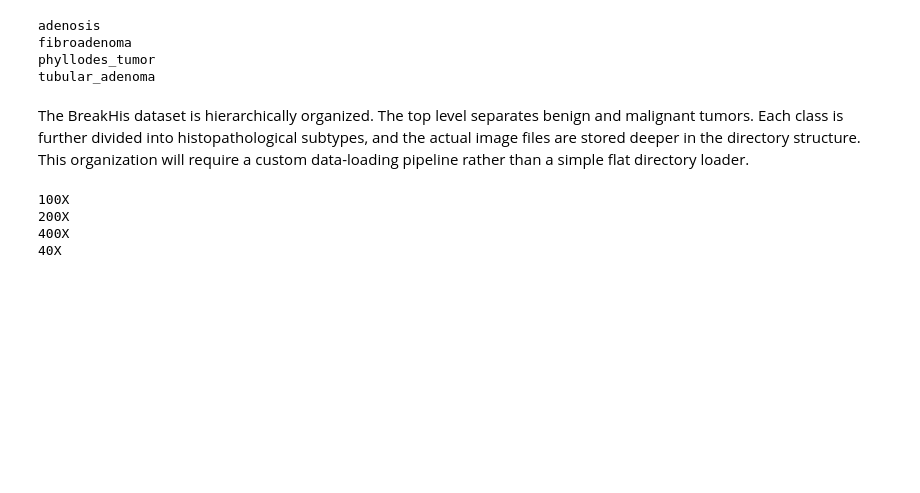
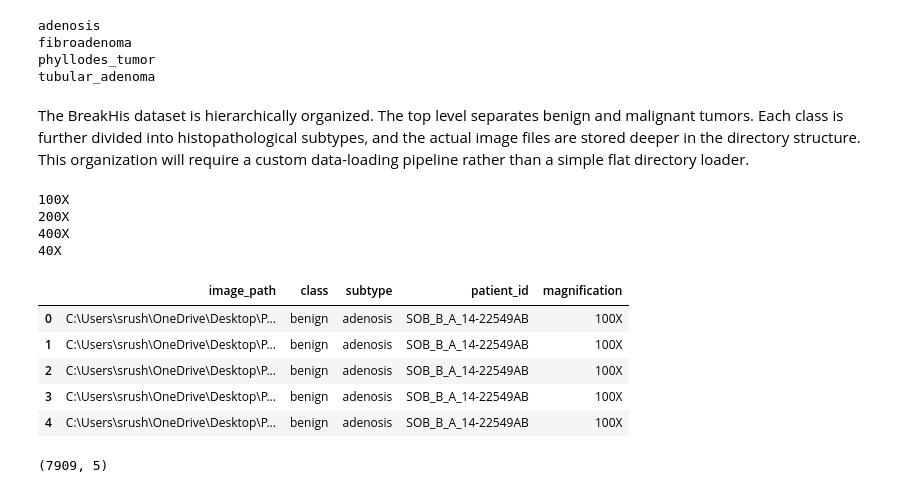
Before and after one commit to srushtichordia-hash/Breast-Cancer-Histopathology-Detection-Transfer-Learning-Explainable-AI-, a Jupyter notebook: notebooks/01_dataset_exploration.ipynb, the cells around one changed output. Saved outputs shown, nothing was run; the diff lists cells and outputs as text; code cells hidden in the pictures; blank space fills up the shorter version.

```diff
--- a/notebooks/01_dataset_exploration.ipynb
+++ b/notebooks/01_dataset_exploration.ipynb
@@ -178,14 +186,21 @@ for item in (DATASET_DIR / "benign" / "SOB" / "adenosis" / "SOB_B_A_14-22549AB")
 400X
 40X
 # %%
-def build_metadata(self):
-    rows = []
+from src.data.parser import BreakHisParser
 
-    for class_folder in self.dataset_path.iterdir():
+parser = BreakHisParser(DATASET_DIR)
 
-        if not class_folder.is_dir():
-            continue
+metadata = parser.build_metadata()
 
-        print(class_folder.name)
-
-    return pd.DataFrame(rows)
+metadata.head()
+# %% [output]
+|  | image_path | class | subtype | patient_id | magnification |
+| 0 | C:\Users\srush\OneDrive\Desktop\P... | benign | adenosis | SOB_B_A_14-22549AB | 100X |
+| 1 | C:\Users\srush\OneDrive\Desktop\P... | benign | adenosis | SOB_B_A_14-22549AB | 100X |
+| 2 | C:\Users\srush\OneDrive\Desktop\P... | benign | adenosis | SOB_B_A_14-22549AB | 100X |
+| 3 | C:\Users\srush\OneDrive\Desktop\P... | benign | adenosis | SOB_B_A_14-22549AB | 100X |
+| 4 | C:\Users\srush\OneDrive\Desktop\P... | benign | adenosis | SOB_B_A_14-22549AB | 100X |
+# %%
+metadata.shape
+# %% [output]
+(7909, 5)
```
Also changed, not shown: parts of 10 cells of this notebook, 1 other file.
